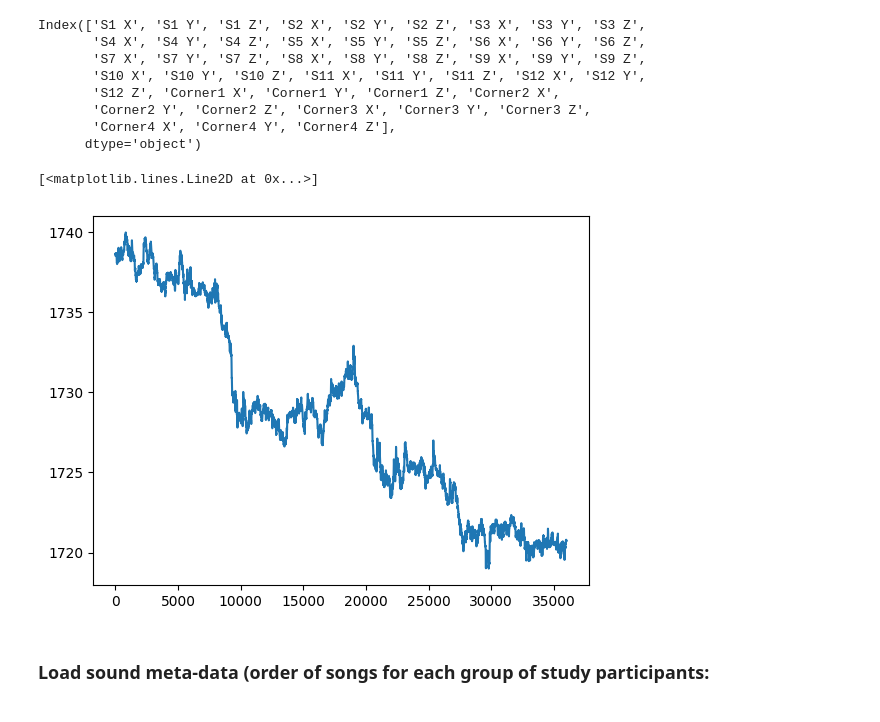
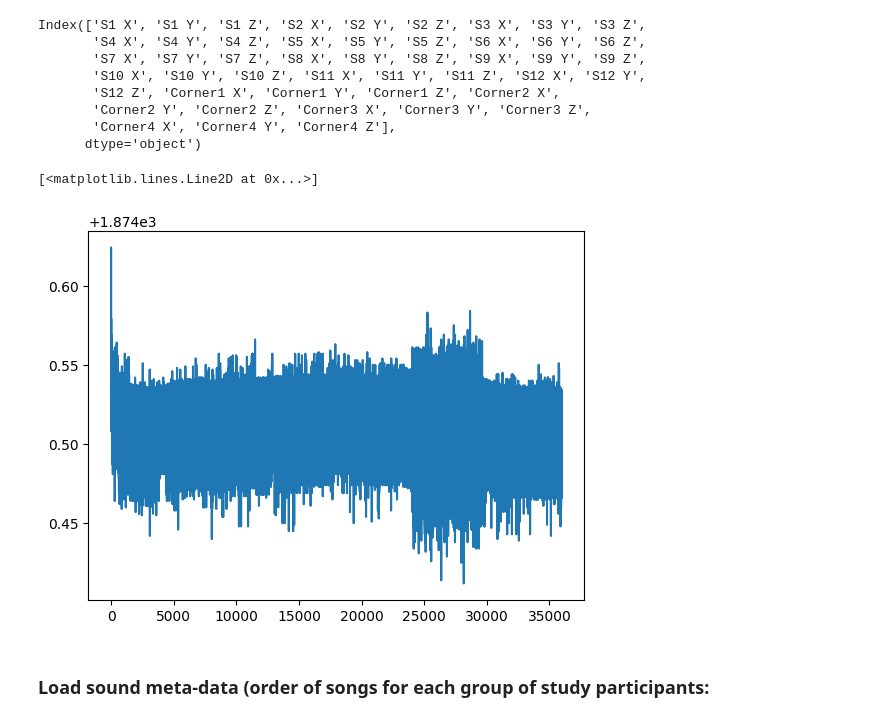
Before and after one commit to HieronymusEsteban/autoencoder_timeseries, a Jupyter notebook: autoencoder_first_try.ipynb, the cells around one changed output. Drawn from its saved outputs; the diff is of its cells as text; code cells hidden in the pictures.

```diff
--- a/autoencoder_first_try.ipynb
+++ b/autoencoder_first_try.ipynb
@@ -207,10 +217,10 @@ Index(['S1 X', 'S1 Y', 'S1 Z', 'S2 X', 'S2 Y', 'S2 Z', 'S3 X', 'S3 Y', 'S3 Z',
        'Corner4 X', 'Corner4 Y', 'Corner4 Z'],
       dtype='object')
 # %%
-plt.plot(nm_data_raw[1]['S1 Z'])
+plt.plot(nm_data_raw[1]['Corner3 Z'])
 # %% [output]
 [<matplotlib.lines.Line2D at 0x...>]
-[figure, old version]
+[figure, new version]
 # %% [markdown]
 ### Load sound meta-data (order of songs for each group of study participants:
 # %%
```
Also changed, not shown: parts of 112 cells of this notebook, 4 other files.
